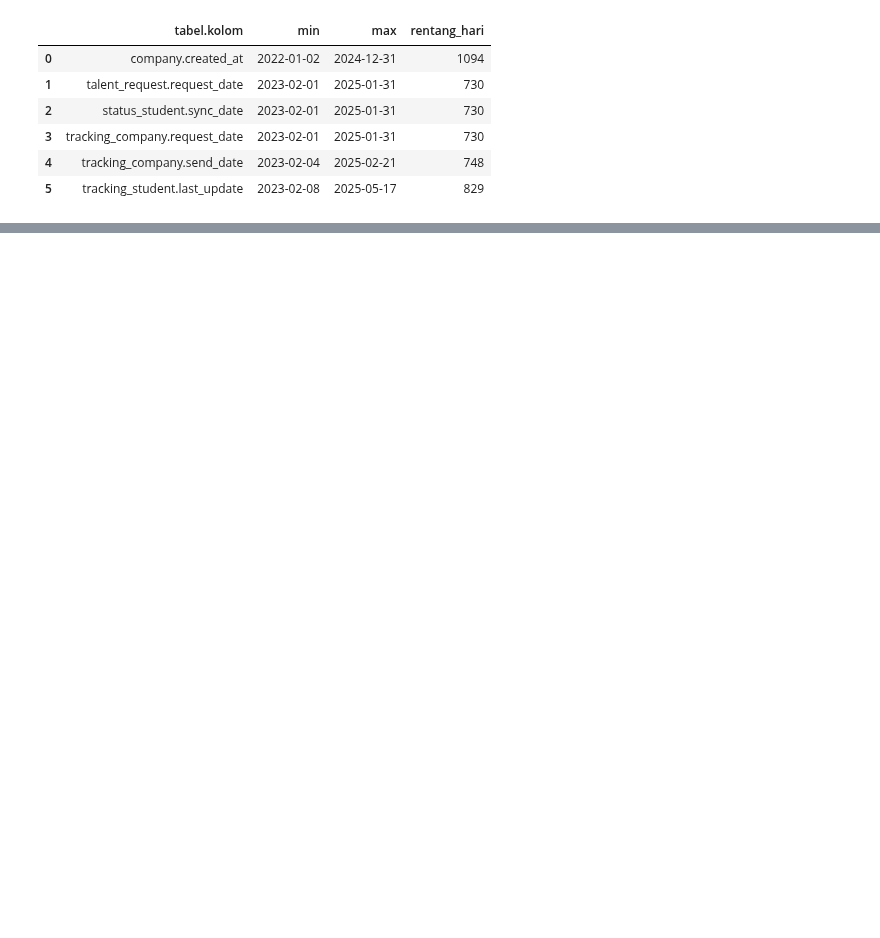
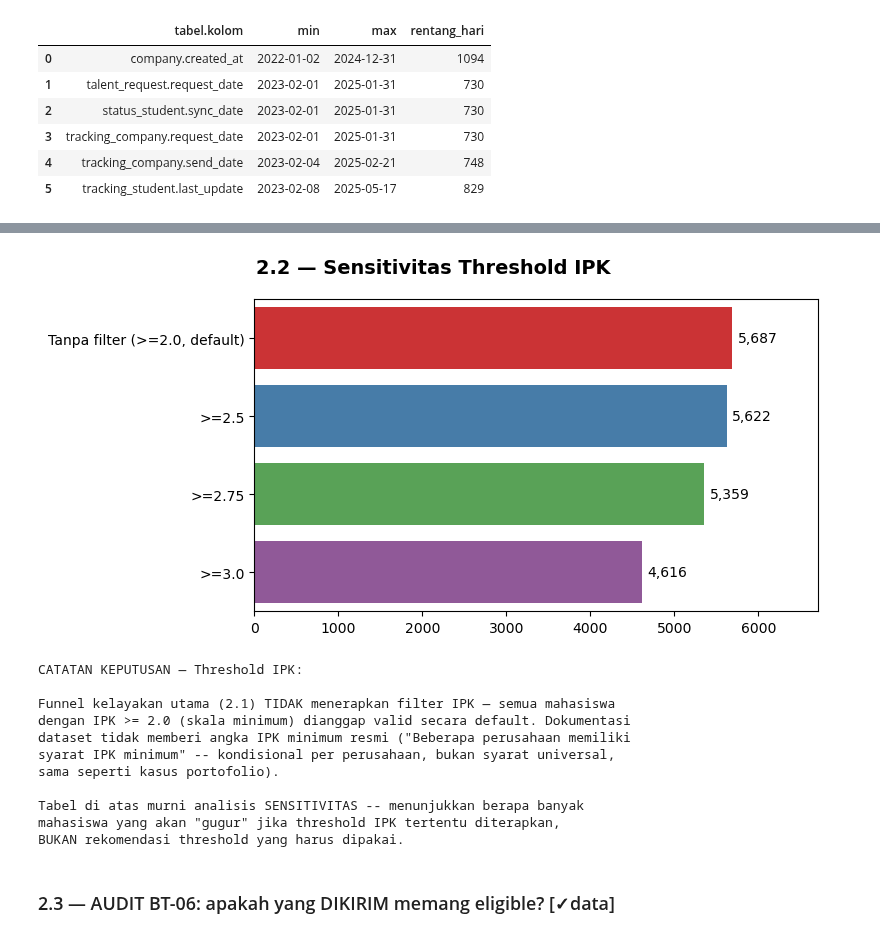
Before and after one commit to zzdf5/ssf-ssdc26-kataedward, a Jupyter notebook: notebooks/02_eda.ipynb, the cells around one changed output, grey strips where cells are left out. Saved outputs shown, nothing was run; the diff lists cells and outputs as text; code cells hidden in the pictures; blank space fills up the shorter version.

```diff
--- a/notebooks/02_eda.ipynb
+++ b/notebooks/02_eda.ipynb
@@ -519,0 +644,59 @@ date_summary
+# %%
+fig, ax = plt.subplots(figsize=(8, 4))
+fig.suptitle("2.2 — Sensitivitas Threshold IPK", fontsize=14, fontweight="bold")
+
+sns.barplot(
+    data=sensitivity_df,
+    x="jumlah_eligible",
+    y="threshold_ipk",
+    hue="threshold_ipk",
+    palette="Set1",
+    legend=False,
+    ax=ax,
+)
+
+ax.set_xlabel("")
+ax.set_ylabel("")
+ax.set_xlim(0, eligible_base * 1.18)
+
+for container in ax.containers:
+    ax.bar_label(
+        container,
+        labels=[f"{v:,.0f}" for v in container.datavalues],
+        padding=4,
+        fontsize=10,
+    )
+
+plt.tight_layout()
+plt.show()
+
+print(
+    """
+CATATAN KEPUTUSAN — Threshold IPK:
+
+Funnel kelayakan utama (2.1) TIDAK menerapkan filter IPK — semua mahasiswa
+dengan IPK >= 2.0 (skala minimum) dianggap valid secara default. Dokumentasi
+dataset tidak memberi angka IPK minimum resmi ("Beberapa perusahaan memiliki
+syarat IPK minimum" -- kondisional per perusahaan, bukan syarat universal,
+sama seperti kasus portofolio).
+
+Tabel di atas murni analisis SENSITIVITAS -- menunjukkan berapa banyak
+mahasiswa yang akan "gugur" jika threshold IPK tertentu diterapkan,
+BUKAN rekomendasi threshold yang harus dipakai.
+"""
+)
+# %% [output]
+[figure, added]
+CATATAN KEPUTUSAN — Threshold IPK:
+
+Funnel kelayakan utama (2.1) TIDAK menerapkan filter IPK — semua mahasiswa
+dengan IPK >= 2.0 (skala minimum) dianggap valid secara default. Dokumentasi
+dataset tidak memberi angka IPK minimum resmi ("Beberapa perusahaan memiliki
+syarat IPK minimum" -- kondisional per perusahaan, bukan syarat universal,
+sama seperti kasus portofolio).
+
+Tabel di atas murni analisis SENSITIVITAS -- menunjukkan berapa banyak
+mahasiswa yang akan "gugur" jika threshold IPK tertentu diterapkan,
+BUKAN rekomendasi threshold yang harus dipakai.
+# %% [markdown]
+### 2.3 — AUDIT BT-06: apakah yang DIKIRIM memang eligible? [✓data]
```
Also changed, not shown: parts of 24 cells of this notebook, 2 other files.
